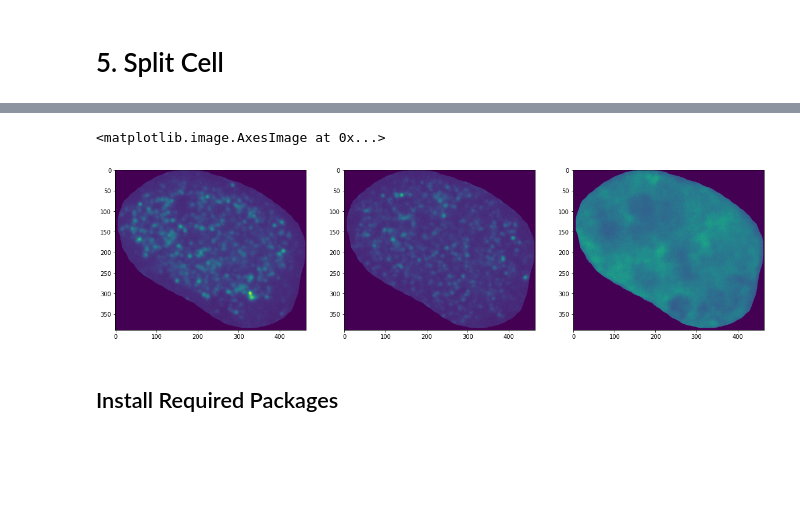
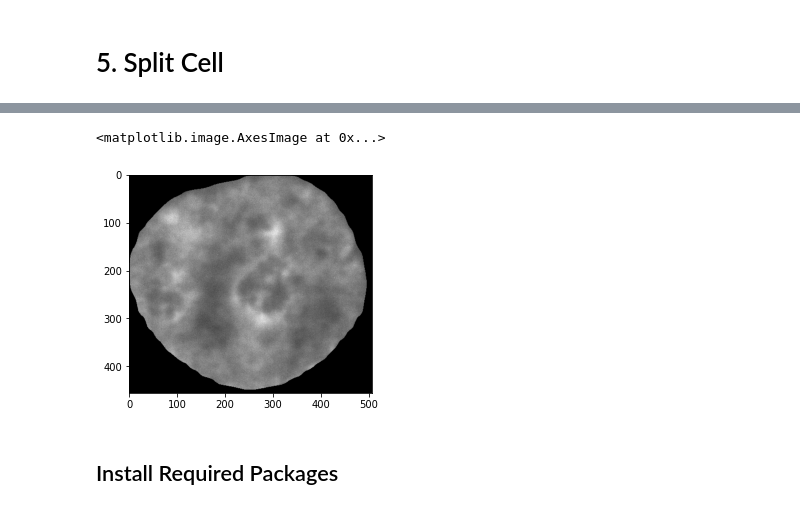
Before and after one commit to DDDog-WANG/Telescope-cell-image-recognition, a Jupyter notebook: Segmentation/tf_maskrcnn_cell.ipynb, the cells around one changed output, grey strips where cells are left out. Saved outputs shown, nothing was run; the diff lists cells and outputs as text; code cells hidden in the pictures; blank space fills up the shorter version.

```diff
--- a/Segmentation/tf_maskrcnn_cell.ipynb
+++ b/Segmentation/tf_maskrcnn_cell.ipynb
@@ -338,14 +342,28 @@ Clipping input data to the valid range for imshow with RGB data ([0..1] for floa
-# %%
-plt.figure(figsize=(20,20))
-plt.subplot(1,3,1)
-plt.imshow(iimg[:,:,0])
-plt.subplot(1,3,2)
-plt.imshow(iimg[:,:,1])
-plt.subplot(1,3,3)
-plt.imshow(iimg[:,:,2])
-# %% [output]
-<matplotlib.image.AxesImage at 0x...>
-[figure, removed]
+# %%
+bb = F_total_boxes[9]
+mmask = F_total_masks[:,:,9][bb[0]:bb[2], bb[1]:bb[3]].astype(int)
+mmask = cv2.merge([mmask,mmask,mmask])
+iimg = img_hoechst[bb[0]:bb[2], bb[1]:bb[3]]
+iimg = np.multiply(iimg, mmask)
+r,g,b = cv2.split(iimg)
+
+
+plt.figure(figsize=(20,20))
+plt.subplot(1,4,1)
+# plt.axis("off")
+plt.imshow(iimg/iimg.max())
+# plt.subplot(1,4,2)
+# plt.axis("off")
+# plt.imshow(iimg[:,:,0])
+# plt.subplot(1,4,3)
+# plt.axis("off")
+# plt.imshow(iimg[:,:,1])
+# plt.subplot(1,4,4)
+# plt.axis("off")
+# plt.imshow(iimg[:,:,2])
+# %% [output]
+<matplotlib.image.AxesImage at 0x...>
+[figure, added]
 # %% [markdown]
 ## Install Required Packages
 # %%
```
Also changed, not shown: parts of 10 cells of this notebook, 4 other files.
